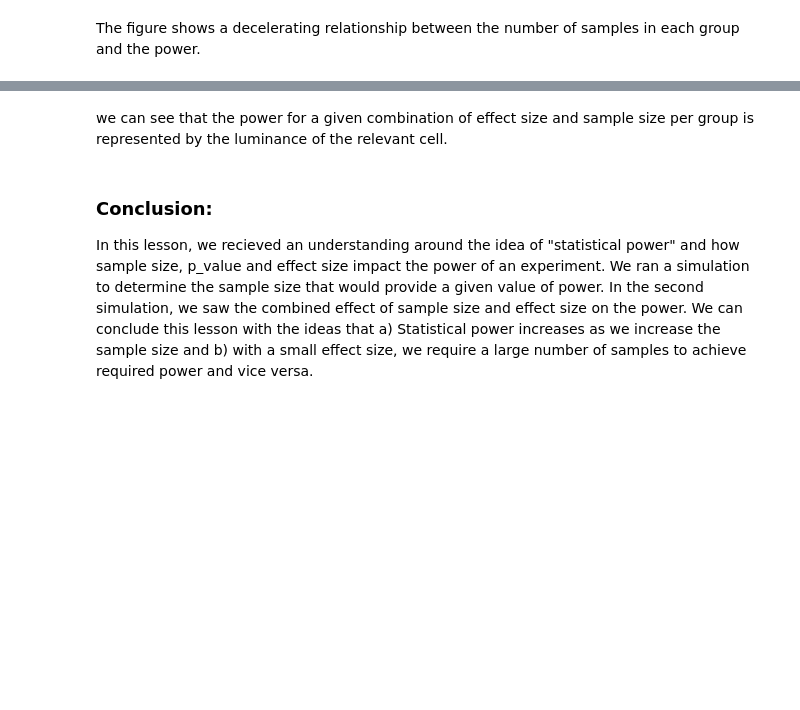
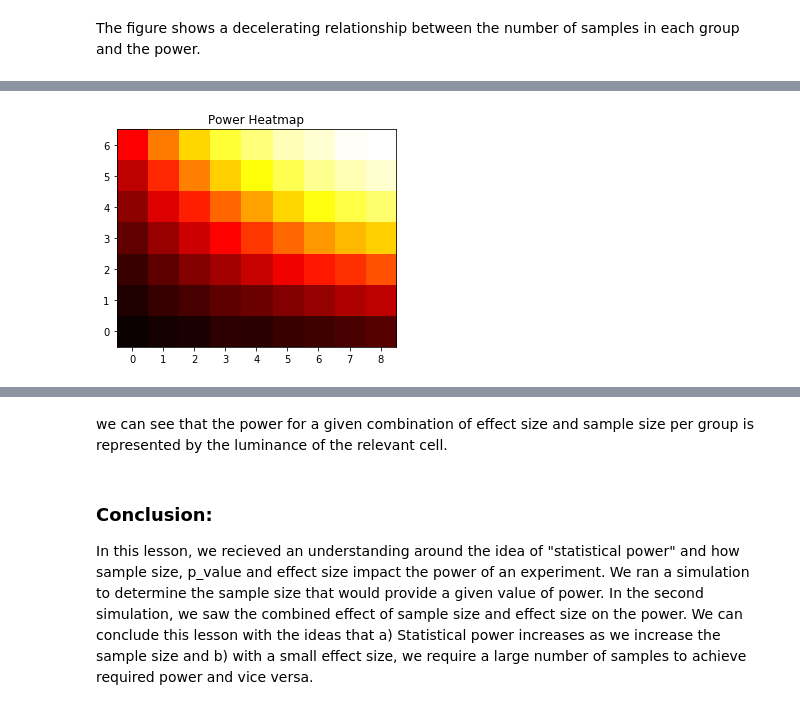
Before and after one commit to slieb74/ds-stats-power-nyc-career-ds-062518, a Jupyter notebook: index.ipynb, the cells around one changed output, grey strips where cells are left out. Cells and saved outputs as stored; diff of their text form; code cells hidden in the pictures; blank space fills up the shorter version.

```diff
--- a/index.ipynb
+++ b/index.ipynb
@@ -61,26 +61,28 @@ p_val.fill(np.nan)
 We shall now perform a large number of simulated experiments, each time calculating our test statistic (independent samples t-test, in this case) and counting the number of times we reject the null hypothesis. The power is simply the proportion of times that we are able to reject the null hypothesis (remembering that we control the population means and we know that there is a true difference).
 # %%
 #  Run a for loop for range of values in sims
-
+for sim in range(sims):
 
     # Create a numpy array "data" with size (no. of samples x no. of groups) and fill with Nans
+    data = np.empty([n,groups])
+    data.fill(np.nan)
 
     # Simulate the data for experiment for 2 groups using a for loop
-
+    for group in range(groups):
 
         # Generate normal distribution for both groups described above and save in the data array under different index
-        data[:, group] = None
+        data[:, group] = np.random.normal(loc=means[group], scale=sigmas[group], size=n)
 
     # Run an independant t-test on generated distributions stored in numpy array
-    result = None
+    result = stats.ttest_ind(data[:,0],data[:,1])
 
     # Store the p value with simulation number
-    p_val[sim] = None
+    p_val[sim] = result[1]
 
 # number of simulations where the null was rejected
-rejects = None
-reject_proportion = None
+rejects = np.sum(p_val<0.05)
+reject_proportion = rejects/float(sims)
 
 # Print the reject proportion as power
-
+print('Power: ',reject_proportion)
 # Power:  0.855
@@ -168 +201,60 @@ The figure shows a decelerating relationship between the number of samples in ea
 5. Visualize your data in a meaningful way to communicate results
+# %%
+#create sample sizes from 10 to 50 increasing in increments of 5
+samples_per_group = np.arange(10,51,5)
+#total number of samples to try out
+n_samples_per_group = len(samples_per_group)
+
+#create array of effect sizes from 0.2-0.8 incrementing by 0.1
+effect_sizes = np.arange(.2,.8,.1)
+#total number of effect sizes to test out
+n_effect_sizes = len(effect_sizes)
+
+#create empty array with dimensions of n_effect_sizes and n_samples_per_group, later will fill with power
+power = np.empty([n_effect_sizes,n_samples_per_group])
+power.fill(np.nan)
+
+#number of simulations
+sims=10000
+
+#loop through all possible effect sizes
+for effect_size in range(n_effect_sizes):
+    #set first group mean to equal 0, second to equal given effect size from loop. set std to = 1 for both groups
+    group_means=[0,effect_sizes[effect_size]]
+    group_sigmas=[1,1]
+    #num of groups
+    groups = len(group_means)
+
+    #loop through all sample sizes for each effect size
+    for sample_size in range(n_samples_per_group):
+        n_per_group = samples_per_group[sample_size]
+        #create empty data 3d array with dimensions sims, samples per group, num groups
+        data = np.empty([sims,n_per_group,groups])
+        data.fill(np.nan)
+
+        #loop through each group and generate randomized normal distribution to add to 3d data array
+        for group in range(groups):
+            #for each group, set mean = group_means, std = group_sigmas, size = sims*samples per group
+            data[:, :, group] =  np.random.normal(loc=group_means[group],scale=group_sigmas[group],size=[sims,n_per_group])
+
+        #ttest to generate t-value and p-value
+        result= stats.ttest_ind(data[:,:,0],data[:,:,1],axis=1)
+
+        #set p-value to result from t-test
+        p_val=result[1]
+
+        #reject null wheneever p_val<alpha, sum all rejects and divide by # sims to get reject proportion
+        rejects = np.sum(p_val<0.05)
+        reject_proportion = rejects/float(sims)
+
+        # add reject proportion to empty power numpy array for tested effect and sample size
+        power[effect_size,sample_size] = reject_proportion
+
+#plot heatmap after all simulations completed
+plt.imshow(power, cmap='hot',origin = 'lower')
+plt.title('Power Heatmap')
+plt.xlabel()
+plt.ylabel()
+plt.show()
+# %% [output]
+[figure, added]
```
Also changed, not shown: parts of 5 cells of this notebook.
